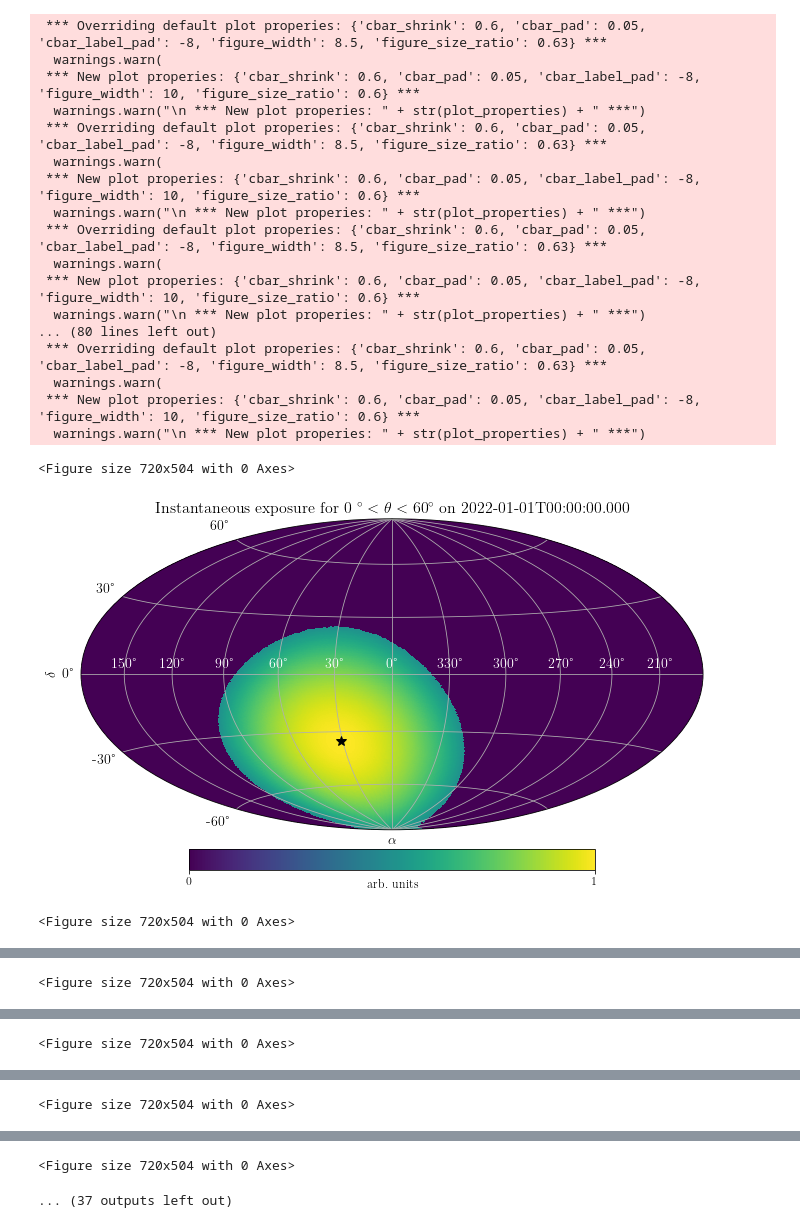
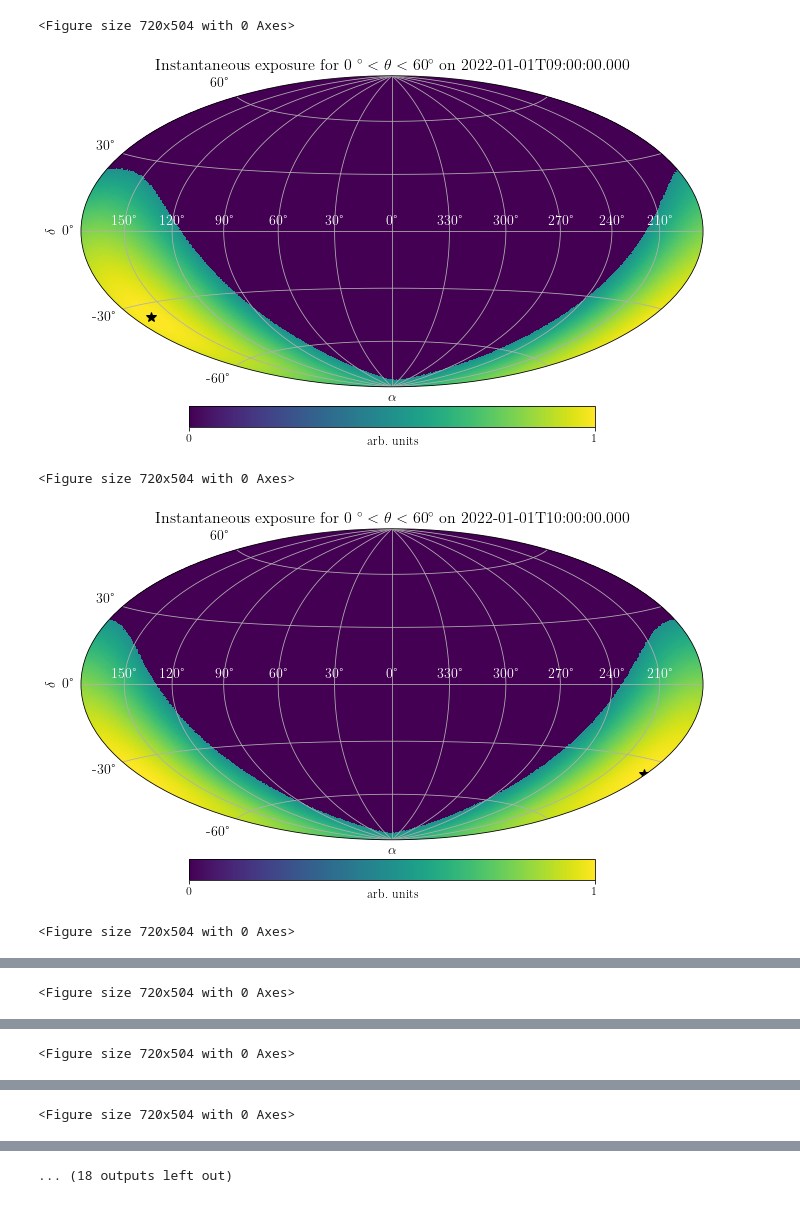
Before and after one commit to miguelajsmartins/Repeater_Analysis, a Jupyter notebook: SkyMaps/SkyMaps_Instantaneous_Exposure.ipynb, the cells around one changed output, grey strips where cells are left out. Drawn from its saved outputs; the diff is of its cells as text; code cells hidden in the pictures.

Commit message:
Fixed problem with the position of the PAO in the instantaneous exposure sky maps

```diff
--- a/SkyMaps/SkyMaps_Instantaneous_Exposure.ipynb
+++ b/SkyMaps/SkyMaps_Instantaneous_Exposure.ipynb
@@ -115,7 +115,7 @@ lat_pao = math.radians(-35.28)
 long_pao = math.radians(-69.2)
 
 #array with hours of the day
-hour_array = np.arange(0,24,1)
+hour_array = np.arange(9,24,1)
 
 #define the values of theta max and theta_min for the relative exposure
 theta_max = math.radians(60)
@@ -126,54 +126,50 @@ NSIDE = 128
 
 for hour in hour_array:
 
+    if hour < 10:
+        str_hour = '0' + str(hour)
+    else:
+        str_hour = str(hour)
+
     #apparent sidereal time of the observatory for a given date
-    t = Time('2022-01-01T' + str(hour) + ':00:00.0',scale='utc',location=(long_pao*u.rad,lat_pao*u.rad))
+    t = Time('2022-01-01T' + str_hour + ':00:00.0', format='fits', scale='utc',location=(long_pao*u.rad,lat_pao*u.rad))
 
     sidereal_t = t.sidereal_time('apparent').rad
-
 
     #create figure
     fig = plt.figure(figsize=(10,7)) #create figure
 
     #plot sky map
     projview(
         InstantExposureMap(NSIDE,theta_min,theta_max,lat_pao,sidereal_t),
         graticule=True,
         graticule_labels=True,
         title=r"Instantaneous exposure for {%.0f} $^\circ < \theta < {%.0f}^\circ$ on %s" % (math.degrees(theta_min), math.degrees(theta_max), str(t.fits)),
         unit="arb. units",
         xlabel=r"$\alpha$",
         ylabel=r"$\delta$",
         cb_orientation="horizontal",
         override_plot_properties={'figure_width':10, 'figure_size_ratio':0.6},
         projection_type="hammer",
         fontsize={'title':16, 'xlabel':14, 'ylabel':14, 'xtick_label':14, 'ytick_label':14},
         longitude_grid_spacing = 30,
         latitude_grid_spacing = 30,
         xtick_label_color='white'
     )
 
-    newprojplot(theta=math.pi/2 - lat_pao, phi=sidereal_t, marker="*", color="black", markersize=10);
+    #convert sidereal time into phi
+    if sidereal_t < math.pi:
+        phi_value = sidereal_t
+    else:
+        phi_value = sidereal_t - 2*math.pi
 
-    plt.savefig('./results/Instantaneous_exposure_' + '2022-01-01T' + str(hour) + ':00:00.0' + '.pdf',dpi=500)
+    #draw the position of the PAO in the sky over time
+    newprojplot(theta=math.pi/2 - lat_pao, phi=phi_value, marker="*", color="black", markersize=10);
+
+    plt.savefig('./results/Instantaneous_exposure_' + '2022-01-01T' + str_hour + ':00:00.0' + '.pdf',dpi=500)
 # %% [output]
- *** Overriding default plot properies: {'cbar_shrink': 0.6, 'cbar_pad': 0.05, 'cbar_label_pad': -8, 'figure_width': 8.5, 'figure_size_ratio': 0.63} ***
-  warnings.warn(
- *** New plot properies: {'cbar_shrink': 0.6, 'cbar_pad': 0.05, 'cbar_label_pad': -8, 'figure_width': 10, 'figure_size_ratio': 0.6} ***
-  warnings.warn("\n *** New plot properies: " + str(plot_properties) + " ***")
- *** Overriding default plot properies: {'cbar_shrink': 0.6, 'cbar_pad': 0.05, 'cbar_label_pad': -8, 'figure_width': 8.5, 'figure_size_ratio': 0.63} ***
-  warnings.warn(
- *** New plot properies: {'cbar_shrink': 0.6, 'cbar_pad': 0.05, 'cbar_label_pad': -8, 'figure_width': 10, 'figure_size_ratio': 0.6} ***
-  warnings.warn("\n *** New plot properies: " + str(plot_properties) + " ***")
- *** Overriding default plot properies: {'cbar_shrink': 0.6, 'cbar_pad': 0.05, 'cbar_label_pad': -8, 'figure_width': 8.5, 'figure_size_ratio': 0.63} ***
-  warnings.warn(
- *** New plot properies: {'cbar_shrink': 0.6, 'cbar_pad': 0.05, 'cbar_label_pad': -8, 'figure_width': 10, 'figure_size_ratio': 0.6} ***
-  warnings.warn("\n *** New plot properies: " + str(plot_properties) + " ***")
-... (80 lines left out)
- *** Overriding default plot properies: {'cbar_shrink': 0.6, 'cbar_pad': 0.05, 'cbar_label_pad': -8, 'figure_width': 8.5, 'figure_size_ratio': 0.63} ***
-  warnings.warn(
- *** New plot properies: {'cbar_shrink': 0.6, 'cbar_pad': 0.05, 'cbar_label_pad': -8, 'figure_width': 10, 'figure_size_ratio': 0.6} ***
-  warnings.warn("\n *** New plot properies: " + str(plot_properties) + " ***")
+<Figure size 720x504 with 0 Axes>
+[figure, new version]
 <Figure size 720x504 with 0 Axes>
-[figure, old version]
+[figure, new version]
 <Figure size 720x504 with 0 Axes>
@@ -187,2 +183 @@ for hour in hour_array:
-<Figure size 720x504 with 0 Axes>
+... (18 outputs left out)
-... (37 outputs left out)
```
Also changed, not shown: parts of 1 cell of this notebook, 39 other files.
